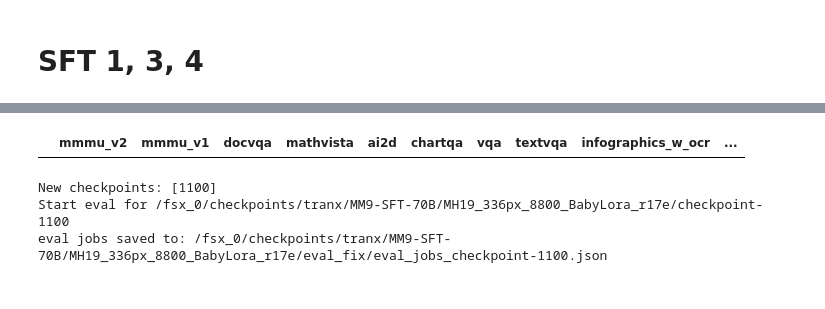
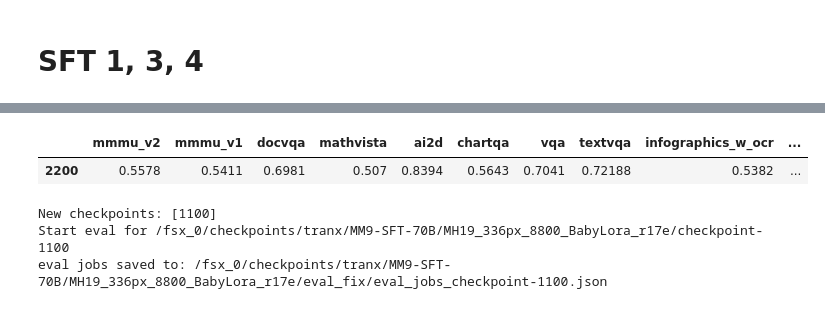
Before and after one commit to harrytranx/experiments, a Jupyter notebook: eval_sft.ipynb, the cells around one changed output, grey strips where cells are left out. Cells and saved outputs as stored; diff of their text form; code cells hidden in the pictures.

Commit message:
update eval helper

```diff
--- a/eval_sft.ipynb
+++ b/eval_sft.ipynb
@@ -27,4 +27,12 @@ from lib import eval_helper
 from lib import utils
 from lib import slurm
 from lib.slurm import run_sbatch_job
+
+EVAL_CONFIG_OVERWRITE = "/fsx_0/user/tranx/rsync/llm_mm_aligner/experiments/aws/mm9_sft/eval_overwrite"
+
+ev = eval_helper.EvalHelper(
+    code_dir="/fsx_0/user/tranx/rsync",
+    eval_sbatch="/fsx_0/user/tranx/rsync/llm_mm_aligner/experiments/aws/launch_eval_sbatch.sh",
+    eval_config_dir="/fsx_0/user/tranx/rsync/llm_mm_aligner/experiments/aws/mm9_sft/eval_overwrite"
+)
 # %% [output]
@@ -273,7 +317,8 @@ eval jobs saved to: /fsx_0/checkpoints/tranx/MM9-SFT-70B/MH19_336px_5800_BabyLor
 # %%
-eval_helper.get_eval_scores_all(OUTPUT_SFT1, [2200], eval_plan="eval_fix")
+ev.get_scores(OUTPUT_SFT1, [2200], eval_plan="eval_fix")
 # %% [output]
 |  | mmmu_v2 | mmmu_v1 | docvqa | mathvista | ai2d | chartqa | vqa | textvqa | infographics_w_ocr | ... |
+| 2200 | 0.5578 | 0.5411 | 0.6981 | 0.507 | 0.8394 | 0.5643 | 0.7041 | 0.72188 | 0.5382 | ... |
 # %%
 eval_helper.run_eval_sweep(
     output_dir=OUTPUT_SFT3,
```
Also changed, not shown: parts of 16 cells of this notebook, 2 other files.
